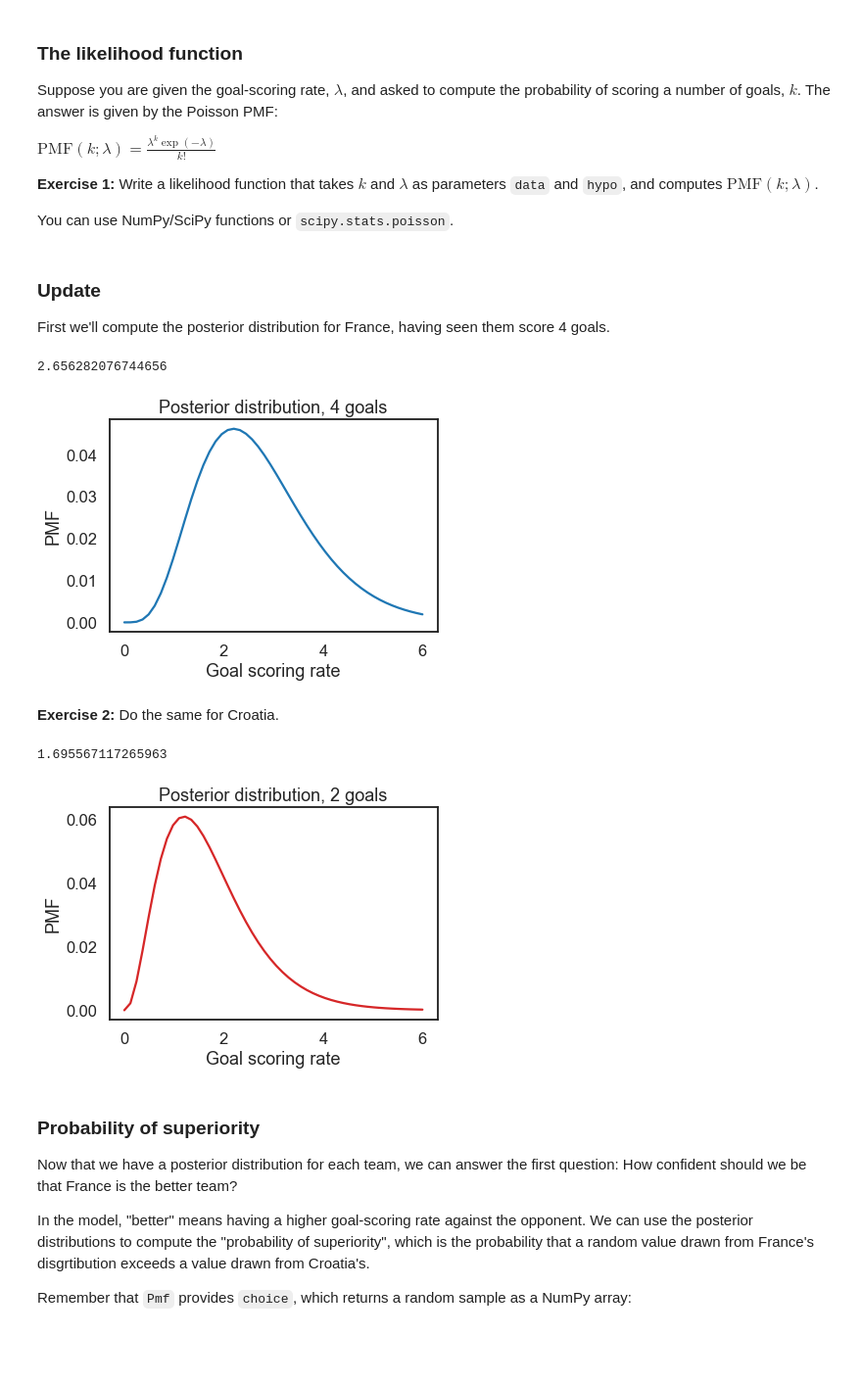
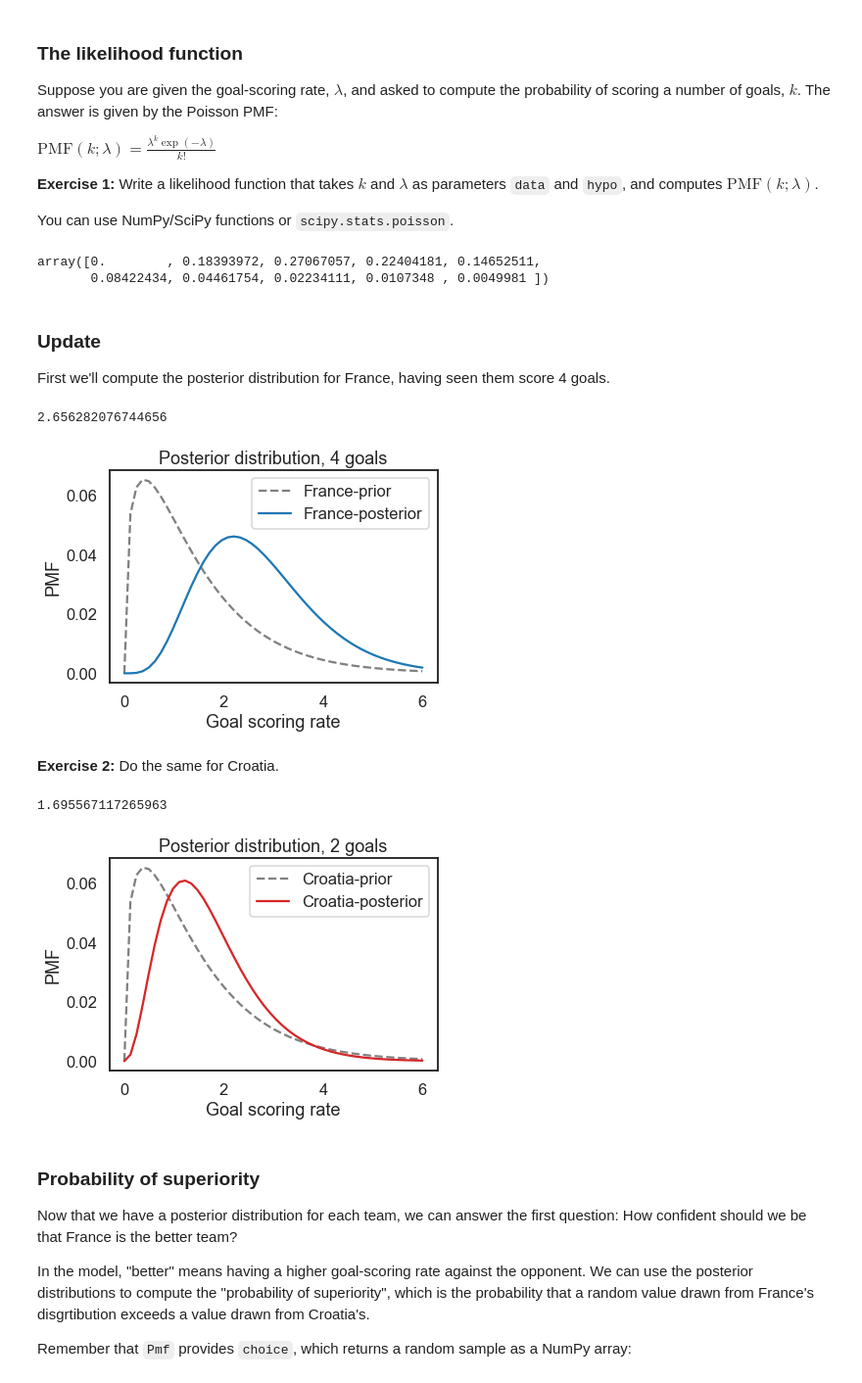
Before and after one commit to masterfulEJ/bayesianSimple_forked, a Jupyter notebook: 05_world_cup-covered.ipynb, the cells around one changed output. Shown at 98% size. Drawn from its saved outputs; the diff is of its cells as text; code cells hidden in the pictures; blank space fills up the shorter version.

```diff
--- a/05_world_cup-covered.ipynb
+++ b/05_world_cup-covered.ipynb
@@ -139,6 +152,11 @@ def likelihood(data, hypo):
     lam = hypo
 
     return poisson.pmf(k, lam)
+# %%
+poisson.pmf(2, range(10))
+# %% [output]
+array([0.        , 0.18393972, 0.27067057, 0.22404181, 0.14652511,
+       0.08422434, 0.04461754, 0.02234111, 0.0107348 , 0.0049981 ])
 # %%
 # Solution goes here
 # %% [markdown]
@@ -148,14 +166,17 @@ First we'll compute the posterior distribution for France, having seen them scor
 # %%
 france = Pmf(prior, copy=True)
 
+prior.plot(label='France-prior', color='grey', linestyle='--')
+
 france.update(likelihood, 4)
-france.plot(label='France')
+france.plot(label='France-posterior')
+plt.legend()
 decorate_rate('Posterior distribution, 4 goals')
 
 france.mean()
 # %% [output]
 2.656282076744656
-[figure, old version]
+[figure, new version]
 # %% [markdown]
 **Exercise 2:** Do the same for Croatia.
 # %%
@@ -163,14 +184,17 @@ france.mean()
 
 croatia = Pmf(prior, copy=True)
 
+prior.plot(label='Croatia-prior', color='grey', linestyle='--')
+
 croatia.update(likelihood, 2)
-croatia.plot(label='Croatia', color='C3')
+croatia.plot(label='Croatia-posterior', color='C3')
+plt.legend()
 decorate_rate('Posterior distribution, 2 goals')
 
 croatia.mean()
 # %% [output]
 1.695567117265963
-[figure, old version]
+[figure, new version]
 # %% [markdown]
 ### Probability of superiority
 
```
Also changed, not shown: parts of 2 cells of this notebook, 3 other files.
